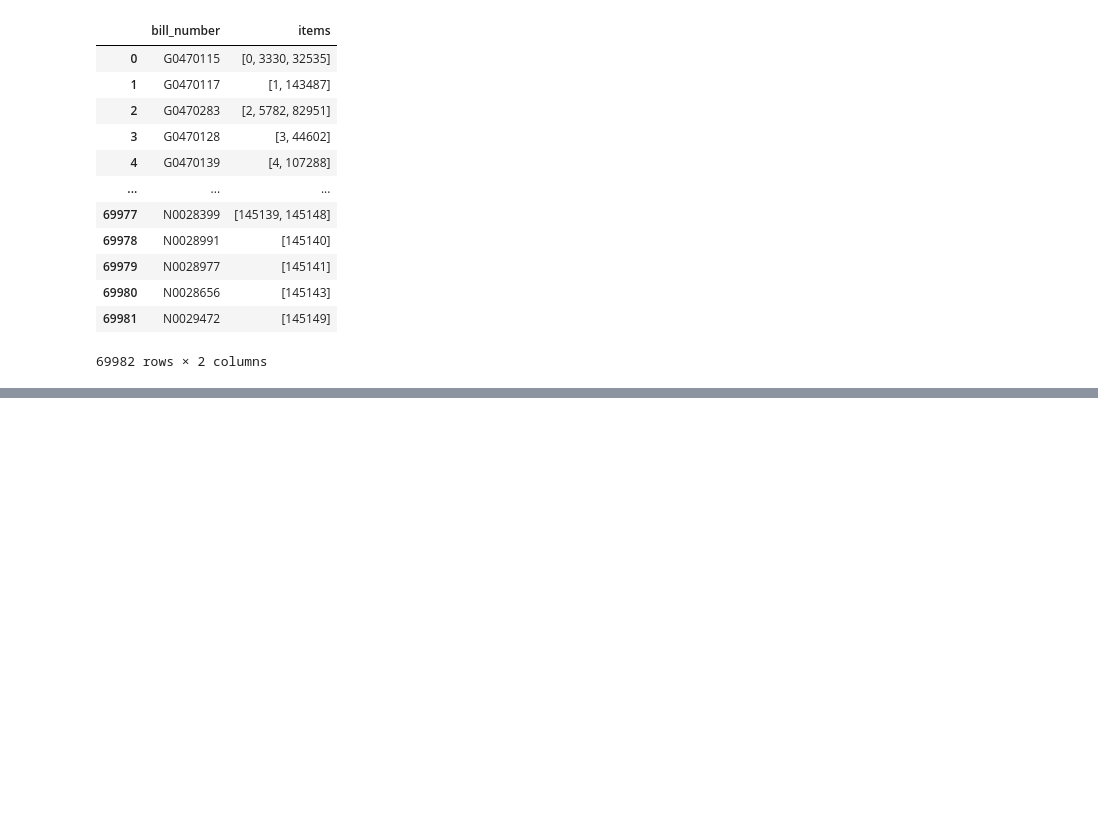
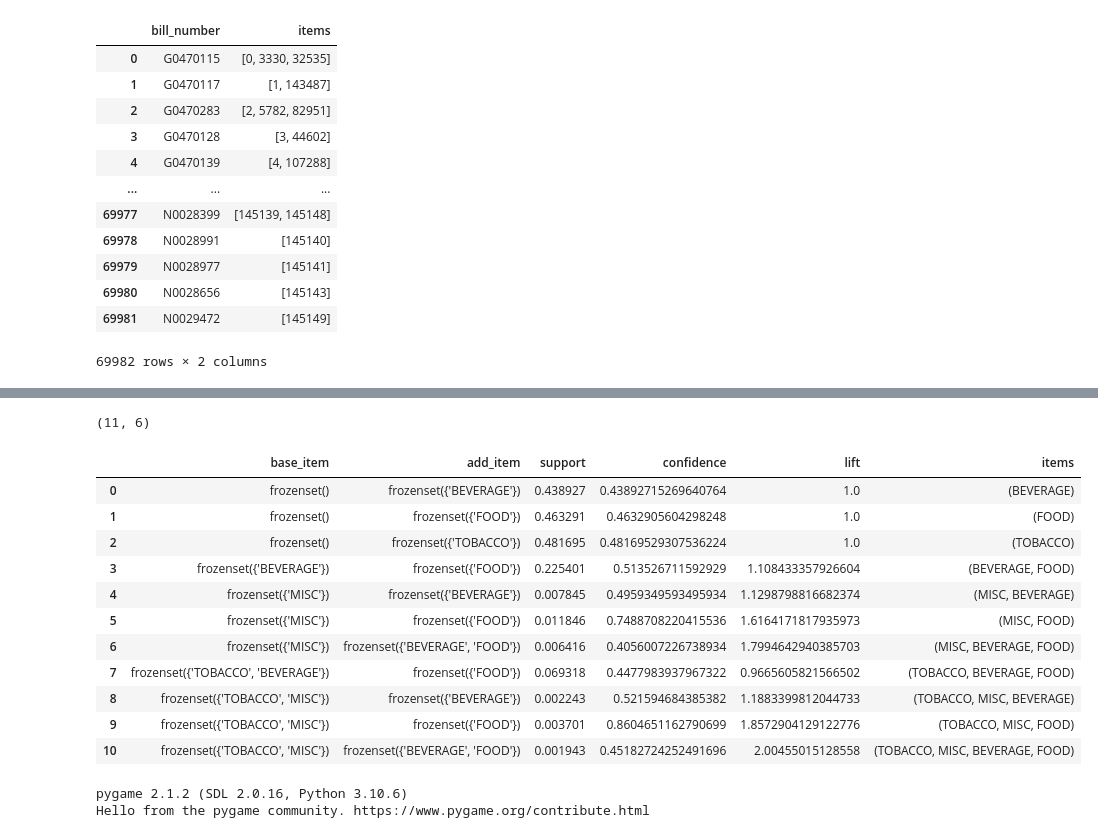
Before and after one commit to sarang-manohar/hogwarts, a Jupyter notebook: academia/marketResearchAnalysis/code/code.ipynb, the cells around one changed output, grey strips where cells are left out. Saved outputs shown, nothing was run; the diff lists cells and outputs as text; code cells hidden in the pictures; blank space fills up the shorter version.

Commit message:
master data

```diff
--- a/academia/marketResearchAnalysis/code/code.ipynb
+++ b/academia/marketResearchAnalysis/code/code.ipynb
@@ -483,5 +455,5 @@ Lift: 74.67591463414635
 # %%
-association_rule = pd.DataFrame(results)
+association_rule1 = pd.DataFrame(results)
 # %%
 base_item = []
 add_item = []
@@ -524,0 +497,10 @@ association_rule
+# %%
+temp = raw_data[['Bill_Number', 'Category']]
+bill_number = []
+item_list = []
+
+for i, bill in enumerate(temp['Bill_Number'].unique()):
+    tmp_item_list = temp[temp['Bill_Number']== bill].Category.apply(lambda x:x.strip()).values.flatten().tolist()
+    bill_number.append(bill)
+    item_list.append(tmp_item_list)
+    print(i)
@@ -524,0 +525,3 @@ association_rule
+# %%
+mra_data2 = pd.DataFrame({'bill_number':bill_number, 'category':item_list})
+mra_data2.to_csv('../data/mra_data2.csv')
@@ -524,0 +544,25 @@ association_rule
+# %%
+from apyori import apriori
+
+# Apply the Apriori algorithm to the transactions
+results = list(apriori(mra_data2['category'].tolist(), min_support=0.001, min_confidence=0.4))
+
+association_rule1 = pd.DataFrame(results)
+
+base_item = []
+add_item = []
+confidence_list = []
+lift_list = []
+for i, tmp in enumerate(association_rule1.ordered_statistics):
+    base_item.append(str(association_rule1.ordered_statistics[i][0][0]))
+    add_item.append(str(association_rule1.ordered_statistics[i][0][1]))
+    confidence_list.append(str(association_rule1.ordered_statistics[i][0][2]))
+    lift_list.append(str(association_rule1.ordered_statistics[i][0][3]))
+association_rule1['base_item'] = base_item
+association_rule1['add_item'] = add_item
+association_rule1['confidence'] = confidence_list
+association_rule1['lift'] = lift_list
+
+association_rule1 = association_rule1[['base_item','add_item','support','confidence','lift','items']]
+
+association_rule1
@@ -525,3 +571,22 @@ association_rule
+# %%
+association_rule1.shape
+# %% [output]
+(11, 6)
+# %%
+association_rule1
+# %% [output]
+|  | base_item | add_item | support | confidence | lift | items |
+| 0 | frozenset() | frozenset({'BEVERAGE'}) | 0.438927 | 0.43892715269640764 | 1.0 | (BEVERAGE) |
+| 1 | frozenset() | frozenset({'FOOD'}) | 0.463291 | 0.4632905604298248 | 1.0 | (FOOD) |
+| 2 | frozenset() | frozenset({'TOBACCO'}) | 0.481695 | 0.48169529307536224 | 1.0 | (TOBACCO) |
+| 3 | frozenset({'BEVERAGE'}) | frozenset({'FOOD'}) | 0.225401 | 0.513526711592929 | 1.108433357926604 | (BEVERAGE, FOOD) |
+| 4 | frozenset({'MISC'}) | frozenset({'BEVERAGE'}) | 0.007845 | 0.4959349593495934 | 1.1298798816682374 | (MISC, BEVERAGE) |
+| 5 | frozenset({'MISC'}) | frozenset({'FOOD'}) | 0.011846 | 0.7488708220415536 | 1.6164171817935973 | (MISC, FOOD) |
+| 6 | frozenset({'MISC'}) | frozenset({'BEVERAGE', 'FOOD'}) | 0.006416 | 0.4056007226738934 | 1.7994642940385703 | (MISC, BEVERAGE, FOOD) |
+| 7 | frozenset({'TOBACCO', 'BEVERAGE'}) | frozenset({'FOOD'}) | 0.069318 | 0.4477983937967322 | 0.9665605821566502 | (TOBACCO, BEVERAGE, FOOD) |
+| 8 | frozenset({'TOBACCO', 'MISC'}) | frozenset({'BEVERAGE'}) | 0.002243 | 0.521594684385382 | 1.1883399812044733 | (TOBACCO, MISC, BEVERAGE) |
+| 9 | frozenset({'TOBACCO', 'MISC'}) | frozenset({'FOOD'}) | 0.003701 | 0.8604651162790699 | 1.8572904129122776 | (TOBACCO, MISC, FOOD) |
+| 10 | frozenset({'TOBACCO', 'MISC'}) | frozenset({'BEVERAGE', 'FOOD'}) | 0.001943 | 0.45182724252491696 | 2.00455015128558 | (TOBACCO, MISC, BEVERAGE, FOOD) |
 # %%
 import pygame
 
@@ -529,3 +594,8 @@ pygame.init()
 pygame.mixer.init()
 pygame.mixer.music.load("/home/sarangm/Documents/GitHub/Soft-phone-alarm-ringtone.mp3")
 pygame.mixer.music.play()
+pygame.mixer.music.play()
+pygame.mixer.music.play()
+# %% [output]
+pygame 2.1.2 (SDL 2.0.16, Python 3.10.6)
+Hello from the pygame community. https://www.pygame.org/contribute.html
```
Also changed, not shown: parts of 17 cells of this notebook, 4 other files.
